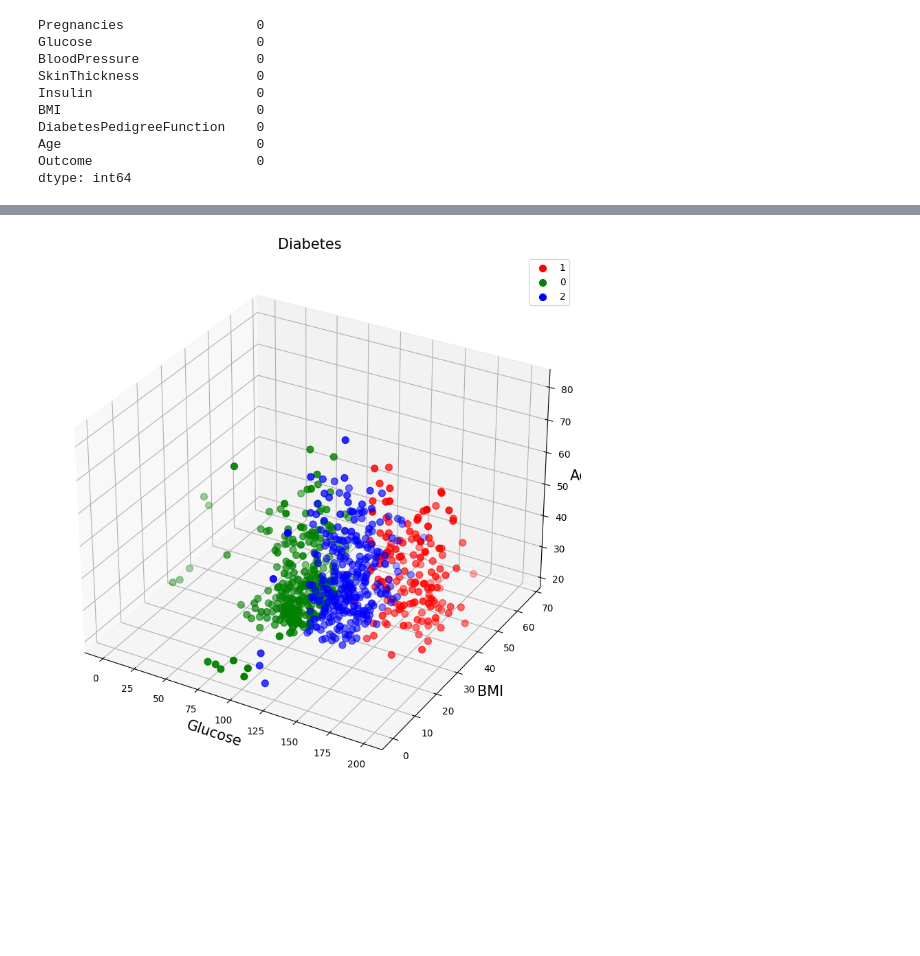
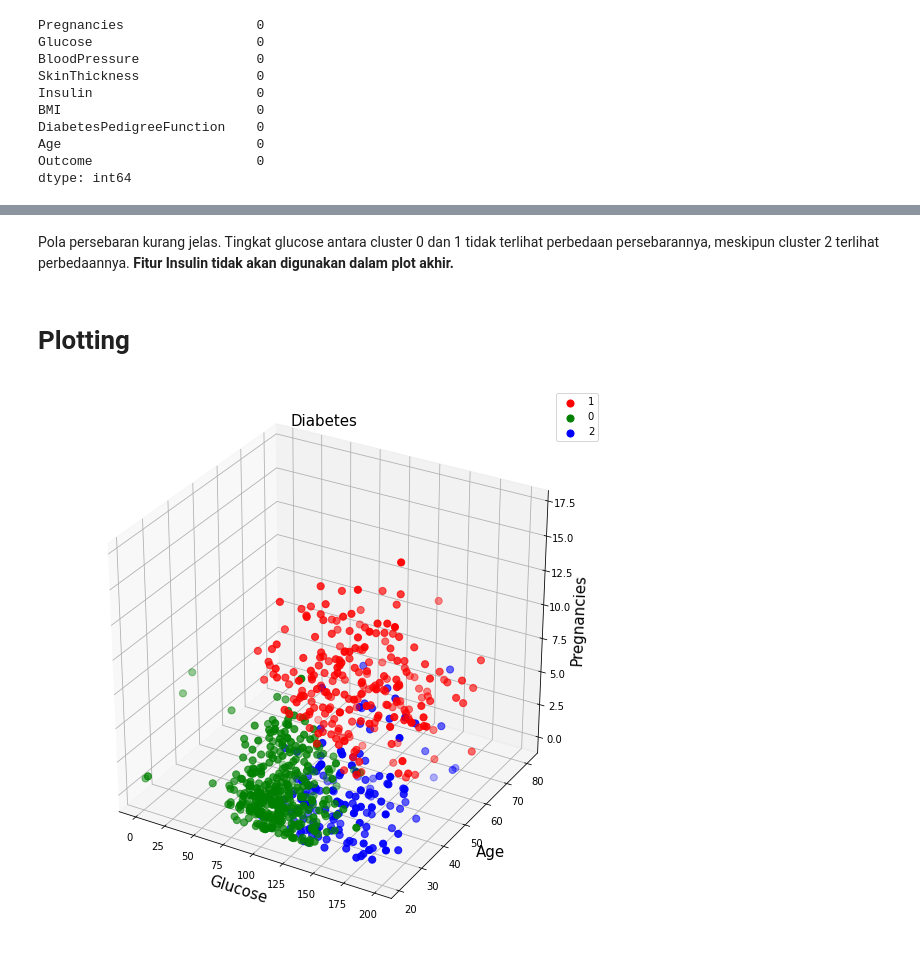
Before and after one commit to ArjunaWahyu/flask-ML, a Jupyter notebook: model/Diabetes_Model.ipynb, the cells around one changed output, grey strips where cells are left out. Drawn from its saved outputs; the diff is of its cells as text; code cells hidden in the pictures; blank space fills up the shorter version.

```diff
--- a/model/Diabetes_Model.ipynb
+++ b/model/Diabetes_Model.ipynb
@@ -93,8 +103,17 @@ sns.heatmap(df.corr(), annot=True)
 # %%
 # Only get the most correlated features
 target = df[['Outcome']]
-df = df[['Glucose', 'BMI', 'Age']]
 
-labels = ['Glucose', 'BMI', 'Age']
+# Ambil 5 fitur yang paling berpengaruh terhadap Outcome
+df = df[['Glucose', 'BMI', 'Age', 'Pregnancies', 'Insulin']]
+
+labels = ['Glucose', 'BMI', 'Age', 'Pregnancies', 'Insulin']
+# %%
+from sklearn.preprocessing import StandardScaler
+df_std = df.copy()
+
+for i in df.columns:
+  scale = StandardScaler().fit(df[[i]])
+  df_std[i] = scale.transform(df[[i]])
 # %%
 # Show the first 5 rows of the data
@@ -129,7 +148,7 @@ plotDF
 wcss = []
 for i in range(1, 11):
     kmeans = KMeans(n_clusters=i, init='k-means++', random_state=42)
-    kmeans.fit(df)
+    kmeans.fit(df_std)
     wcss.append(kmeans.inertia_)
 plt.plot(range(1, 11), wcss)
 plt.title('The Elbow Method')
@@ -141,5 +184,5 @@ plt.show()
 # %%
 # Fit the K-Means model with 3 clusters
 kmeans = KMeans(n_clusters=3, init='k-means++', random_state=42)
-y_kmeans = kmeans.fit_predict(df)
+y_kmeans = kmeans.fit_predict(df_std)
 # %%
@@ -218,23 +286,27 @@ Outcome
+# %% [markdown]
+Pola persebaran kurang jelas. Tingkat glucose antara cluster 0 dan 1 tidak terlihat perbedaan persebarannya, meskipun cluster 2 terlihat perbedaannya. **Fitur Insulin tidak akan digunakan dalam plot akhir.**
+# %% [markdown]
+# Plotting
 # %%
 fig = plt.figure(figsize=(10,10))
 ax = plt.axes(projection ='3d')
 
 ax.set_xlabel('Glucose', fontsize = 15)
-ax.set_ylabel('BMI', fontsize = 15)
-ax.set_zlabel('Age', fontsize = 15)
+ax.set_ylabel('Age', fontsize = 15)
+ax.set_zlabel('Pregnancies', fontsize = 15)
 ax.set_title('Diabetes', fontsize = 15)
 targets = plotDF['Predict'].unique()
-colors = ['r','g','b','c','m','y']
+colors = ['r','g','b','y']
 
 for target, color in zip(targets, colors):
-  ax.scatter(plotDF[plotDF['Predict']==target]['Glucose'],
-             plotDF[plotDF['Predict']==target]['BMI'],
-             plotDF[plotDF['Predict']==target]['Age'],
+  ax.scatter(df[plotDF['Predict']==target]['Glucose'],
+             df[plotDF['Predict']==target]['Age'],
+             df[plotDF['Predict']==target]['Pregnancies'],
              c = color, s = 50)
   ax.legend(targets)
   ax.grid()
 # %% [output]
-[figure, old version]
+[figure, new version]
 # %%
 # Serializing the model
 import pickle
```
Also changed, not shown: parts of 36 cells of this notebook, 1 other file.
